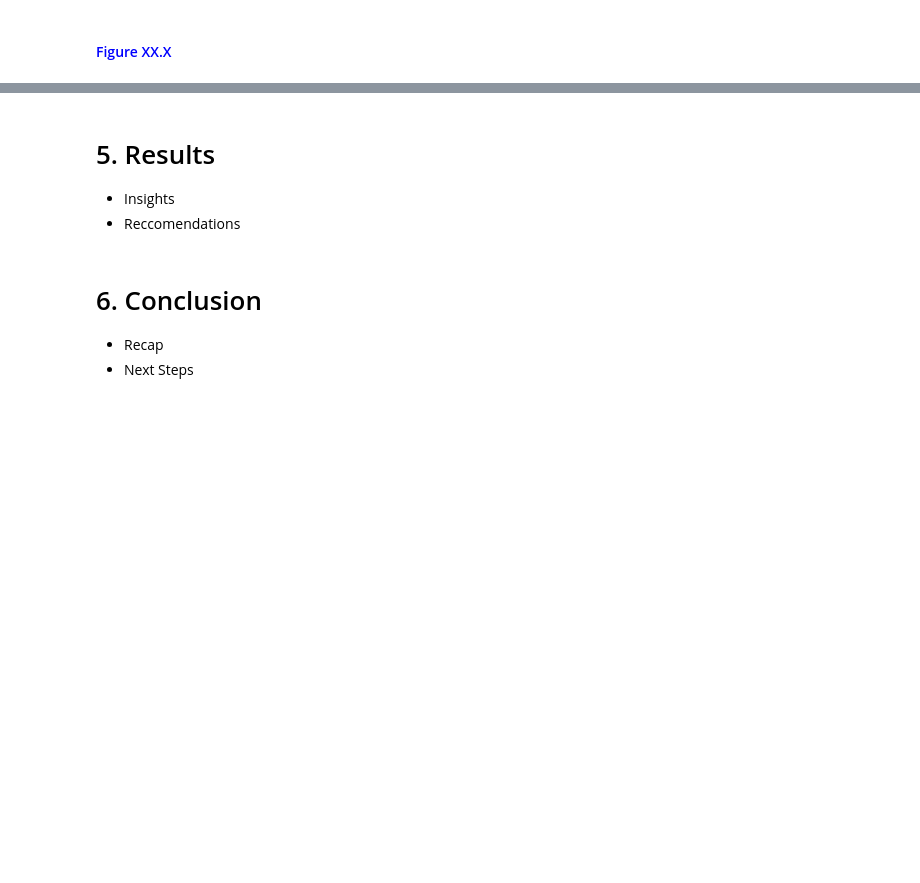
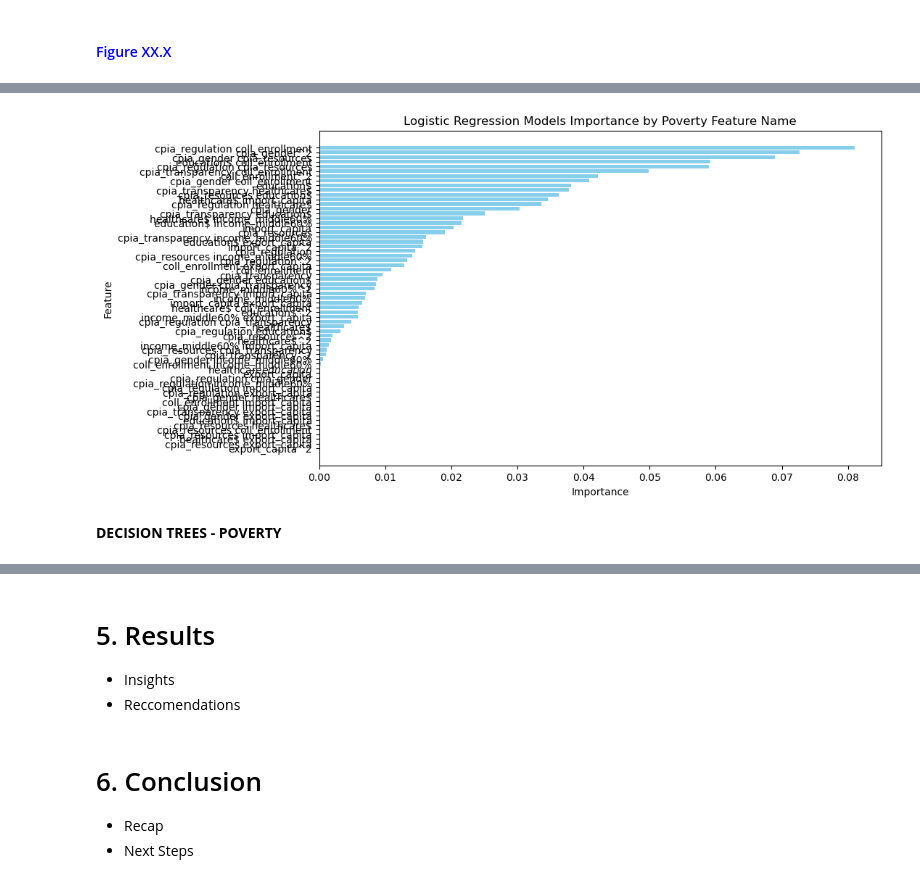
Before and after one commit to te-ex153/Projects, a Jupyter notebook: Country23.ipynb, the cells around one changed output, grey strips where cells are left out. Cells and saved outputs as stored; diff of their text form; code cells hidden in the pictures; blank space fills up the shorter version.

```diff
--- a/Country23.ipynb
+++ b/Country23.ipynb
@@ -1221,0 +1284,18 @@ print(f'Value Counts per Class : {value_counts}')
+# %%
+########### create classification criteria/conditions and associated class assingments for pov
+pov_conditions = [ pov['%pov'] < 18,
+    pov['%pov'] >=18
+]
+pov_choices = [1,0]  ########## class assignment
+
+######### create a new column with pov class values
+pov['pov_class'] = np.select(pov_conditions, pov_choices, default=np.nan)
+
+'''
+For the purposes of simplicity and study comprehension y target
+variables will be separate series y_pov
+'''
+y_pov = pov['pov_class']
+value_counts = pov['pov_class'].value_counts()
+print('Summary xx - Number of values in poverty class 1 and class 0')
+print(f'Value counts per poverty class : {value_counts}')
@@ -1501,0 +1728,34 @@ plt.show()
+# %%
+'''
+Develop an importance_df and display importance of each feature
+'''
+
+best_model = grid_search.best_estimator_
+coefficients = best_model.named_steps['log_reg'].coef_
+poly_feature_names = best_model.named_steps['poly'].get_feature_names_out(input_features=feature_names_pov)
+importance_povll = pd.DataFrame(coefficients, columns=poly_feature_names)
+importance_povll = importance_povll.T
+importance_povll = importance_povll.rename(columns={0: 'weight'})
+importance_povll['magnitude'] = importance_povll['weight'].abs()
+importance_povll_sorted = importance_povll.sort_values(by='magnitude', ascending=False)
+importance_povll_sorted.reset_index(inplace=True)
+importance_povll_sorted = importance_povll_sorted.rename(columns={'index': 'Feature'})
+importance_povll_sum = importance_povll_sorted['magnitude'].sum()
+importance_povll_sorted['Importance'] = importance_povll_sorted['magnitude']/ importance_povll_sum
+importance_povll_sorted = importance_povll_sorted[~importance_povll_sorted['Feature'].str.contains('1')]
+importance_povll_sorted = importance_povll_sorted[['Feature', 'Importance']]
+
+### create a plot of featue importances
+plt.figure(figsize=(10, 6))
+plt.barh(importance_povll_sorted['Feature'], importance_povll_sorted['Importance'], color='skyblue')
+plt.xlabel('Importance')
+plt.ylabel('Feature')
+plt.title('Logistic Regression Models Importance by Poverty Feature Name')
+
+### Display most important at the top
+plt.gca().invert_yaxis()
+plt.show()
+# %% [output]
+[figure, added]
+# %% [markdown]
+**DECISION TREES - POVERTY**
```
Also changed, not shown: parts of 64 cells of this notebook.
